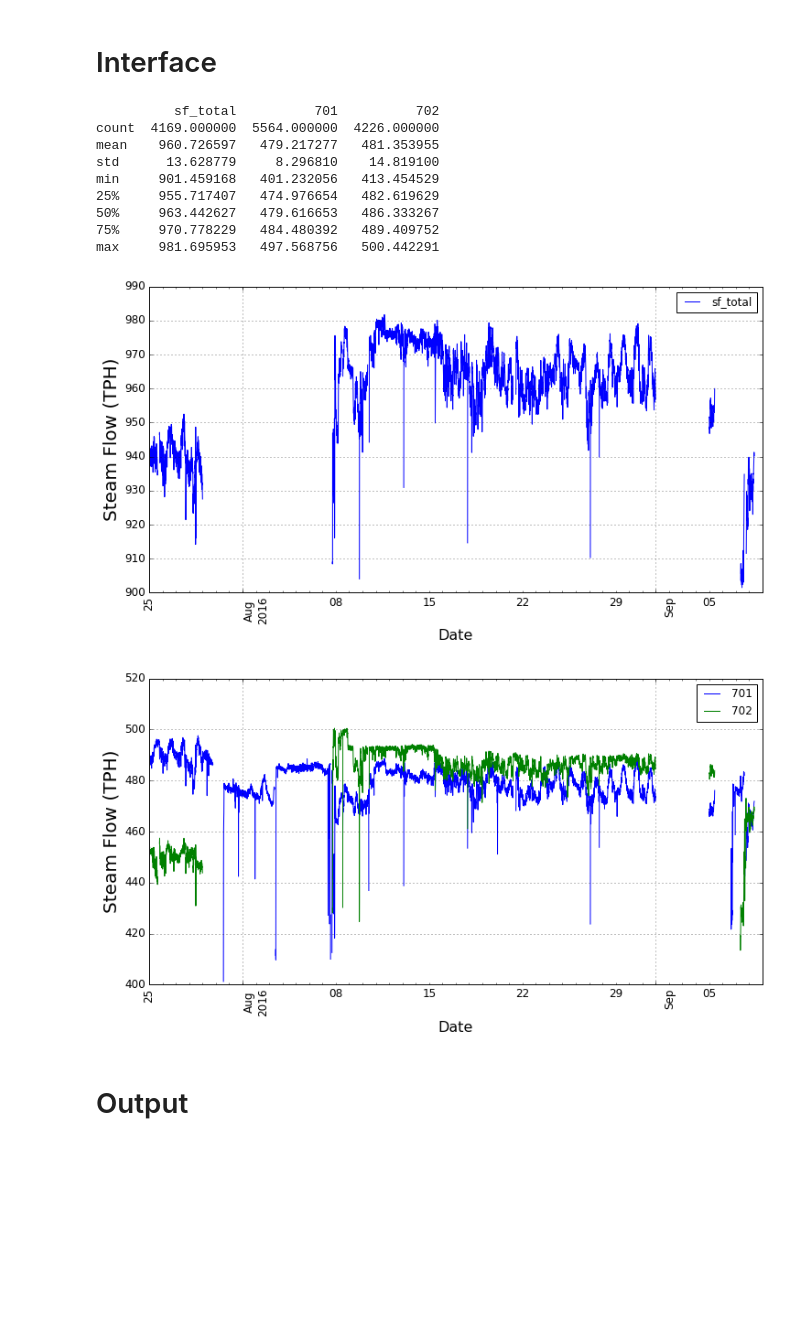
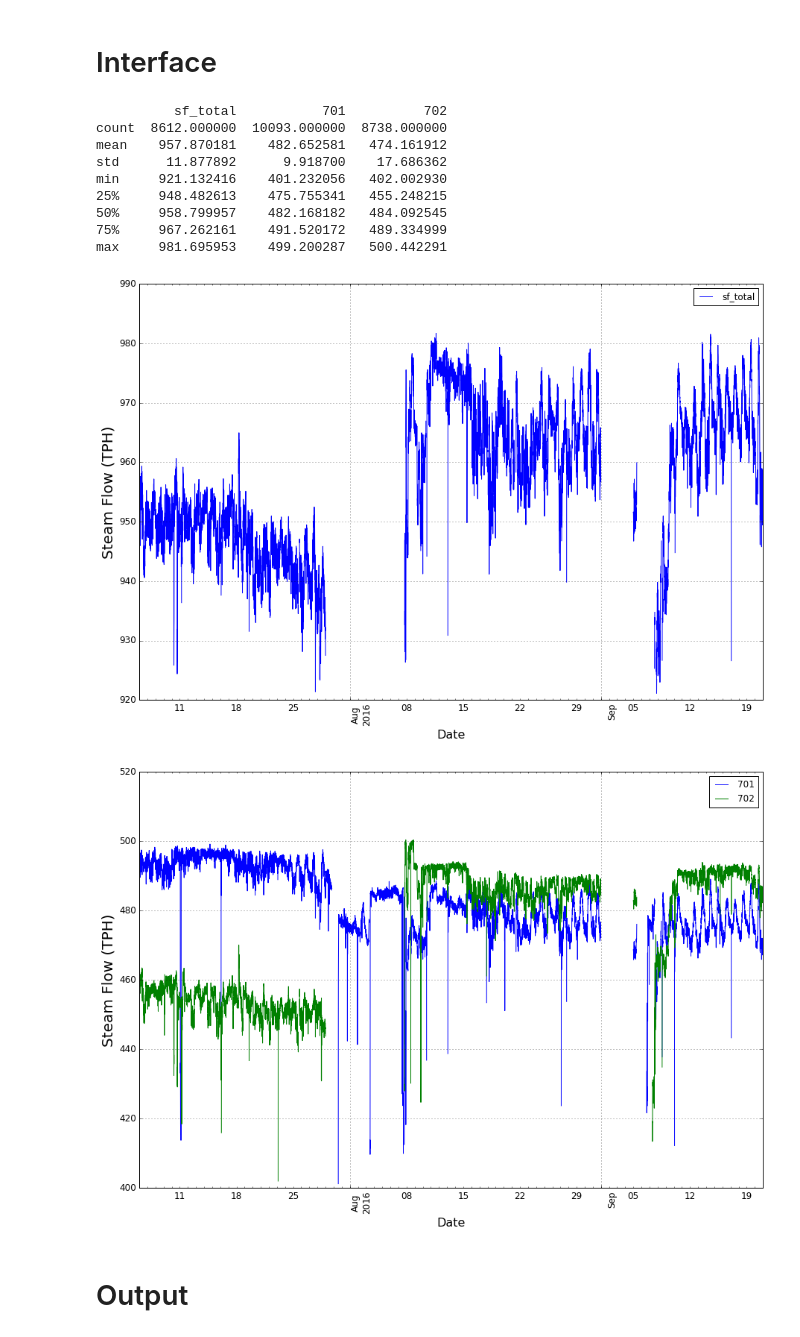
Before and after one commit to vmcallos/sf_data-visualization, a Jupyter notebook: SF_PRS.ipynb, the cells around one changed output. Drawn from its saved outputs; the diff is of its cells as text; code cells hidden in the pictures; blank space fills up the shorter version.

```diff
--- a/SF_PRS.ipynb
+++ b/SF_PRS.ipynb
@@ -11,10 +11,12 @@ import numpy as np
 # %%
 df = pd.read_csv("sf_data.csv")#,sep=',',index_col="Date",parse_dates=True)
 df.index = df['Date']
+
 df['sr_u1'] = df['701']/(df['Unit1']*3.6)
 df['sr_u2'] = df['702']/(df['Unit2']*3.6)
 df['mwe_total'] = df['Unit1'] + df['Unit2']
 df['sf_total'] = df['701'] + df['702']
+df['sr_ave'] = df['sf_total']/(df['mwe_total']*3.6)
 df['sf_bo_total'] = df['701'] + df['702'] + df['701a'] + df['702a'] + df['701b'] + df['702b'] + \
                     df['701c'] + df['702c']
 df['bo_total'] = df['701a'] + df['702a'] + df['701b'] + df['702b'] + df['701c'] + df['702c']
@@ -45,7 +47,7 @@ def get_data(dates, full_df, cols):
 
 def plot_data(df, ylabel, title):
     #Define size of the plot
-    matplotlib.rcParams['figure.figsize'] = (12.0, 6.0)
+    matplotlib.rcParams['figure.figsize'] = (15.0, 10.0)
     """Plot stock WHP with a custom title and axis labels"""
     ax = df.plot(title=title, fontsize=12)
     ax.set_xlabel("Date", fontsize=16)
@@ -73,8 +75,8 @@ def clip_above(group, cut_off):
     return group
 # %%
 """Define Date Range Here"""
-start_date = '2016-09-04 00:00:00'
-end_date = '2016-09-08 23:50:00'
+start_date = '2016-07-06 00:00:00'
+end_date = '2016-09-20 23:50:00'
 dates = pd.date_range (start_date, end_date, freq='10min')
 %matplotlib inline
 title = ""
@@ -87,24 +182,24 @@ yl_whp = "WHP (kscg)"
 # %%
 variables = ['Date', 'sf_total', '701', '702']
 df_temp = get_data(dates, df, variables)
-clip_below(df_temp['sf_total'], 900)
+clip_below(df_temp['sf_total'], 920)
 clip_below(df_temp['701'], 400)
 clip_below(df_temp['702'], 400)
 print df_temp.describe()
 plot_data(df_temp[['sf_total']], yl_sf, title)
 plot_data(df_temp[['701','702']], yl_sf, title)
 # %% [output]
-          sf_total          701          702
-count  4169.000000  5564.000000  4226.000000
-mean    960.726597   479.217277   481.353955
-std      13.628779     8.296810    14.819100
-min     901.459168   401.232056   413.454529
-25%     955.717407   474.976654   482.619629
-50%     963.442627   479.616653   486.333267
-75%     970.778229   484.480392   489.409752
-max     981.695953   497.568756   500.442291
+          sf_total           701          702
+count  8612.000000  10093.000000  8738.000000
+mean    957.870181    482.652581   474.161912
+std      11.877892      9.918700    17.686362
+min     921.132416    401.232056   402.002930
+25%     948.482613    475.755341   455.248215
+50%     958.799957    482.168182   484.092545
+75%     967.262161    491.520172   489.334999
+max     981.695953    499.200287   500.442291
-[figure, old version]
+[figure, new version]
-[figure, old version]
+[figure, new version]
 # %% [markdown]
 # Output
 # %%
```
Also changed, not shown: parts of 20 cells of this notebook, 2 other files.
